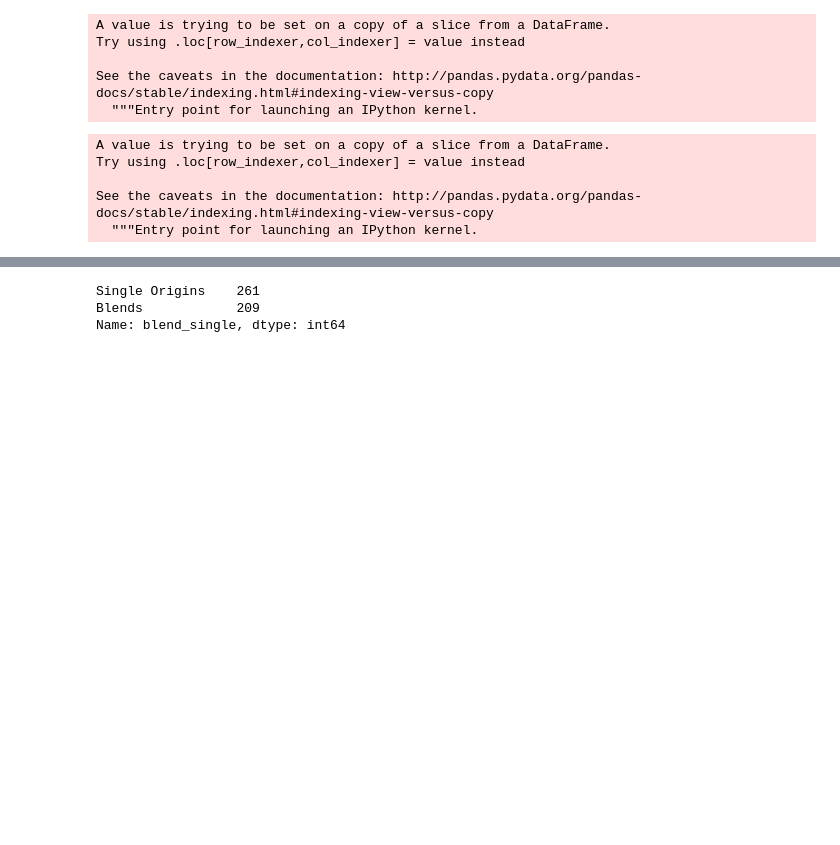
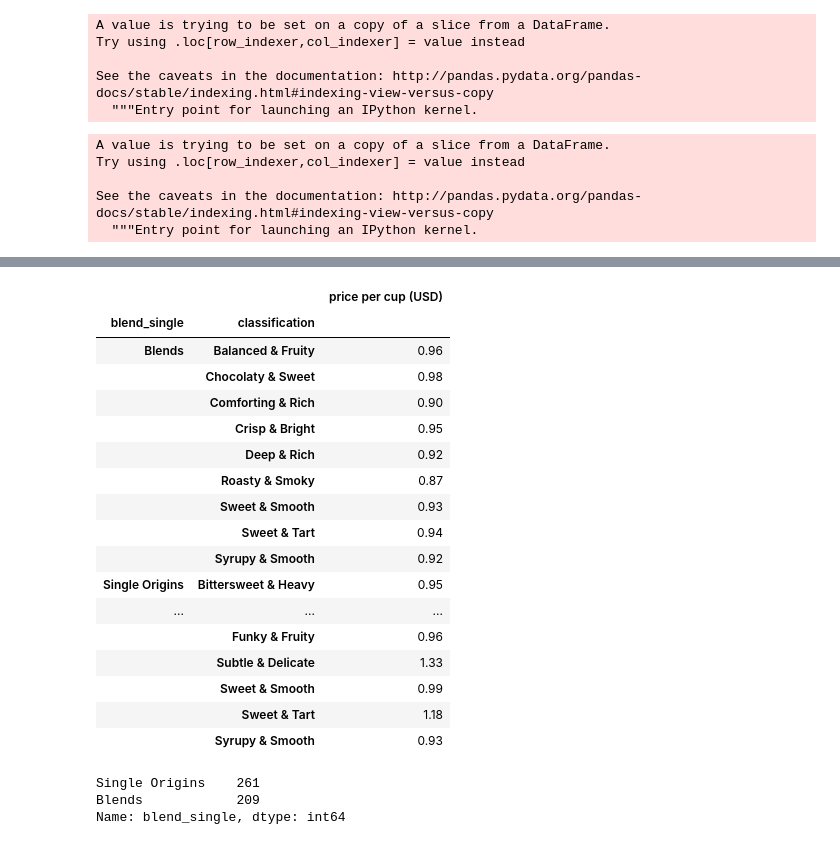
Before and after one commit to tinyboxes/tradecoffee, a Jupyter notebook: Data Vis and Stats - Trade Coffee.ipynb, the cells around one changed output, grey strips where cells are left out. Drawn from its saved outputs; the diff is of its cells as text; code cells hidden in the pictures; blank space fills up the shorter version.

```diff
--- a/Data Vis and Stats - Trade Coffee.ipynb
+++ b/Data Vis and Stats - Trade Coffee.ipynb
@@ -199,5 +181,5 @@ pbc = price_blend_class.to_frame()
 pb = price_blend.to_frame()
 # %%
 pbc.columns = ['price per cup (USD)']
-pbc.
+pbc
 # %% [output]
@@ -205,3 +186,21 @@ SyntaxError: invalid syntax (<ipython-input-26-011c950d54c0>, line 2)
+|  |  | price per cup (USD) |
+| blend_single | classification |  |
+| Blends | Balanced & Fruity | 0.96 |
+|  | Chocolaty & Sweet | 0.98 |
+|  | Comforting & Rich | 0.90 |
+|  | Crisp & Bright | 0.95 |
+|  | Deep & Rich | 0.92 |
+|  | Roasty & Smoky | 0.87 |
+|  | Sweet & Smooth | 0.93 |
+|  | Sweet & Tart | 0.94 |
+|  | Syrupy & Smooth | 0.92 |
+| Single Origins | Bittersweet & Heavy | 0.95 |
+| ... | ... | ... |
+|  | Funky & Fruity | 0.96 |
+|  | Subtle & Delicate | 1.33 |
+|  | Sweet & Smooth | 0.99 |
+|  | Sweet & Tart | 1.18 |
+|  | Syrupy & Smooth | 0.93 |
 # %%
 print(price_cup['blend_single'].value_counts())
 num = price_cup[price.groupby('blend_single')['classification'].value_counts()
```
Also changed, not shown: parts of 22 cells of this notebook, 7 other files.
